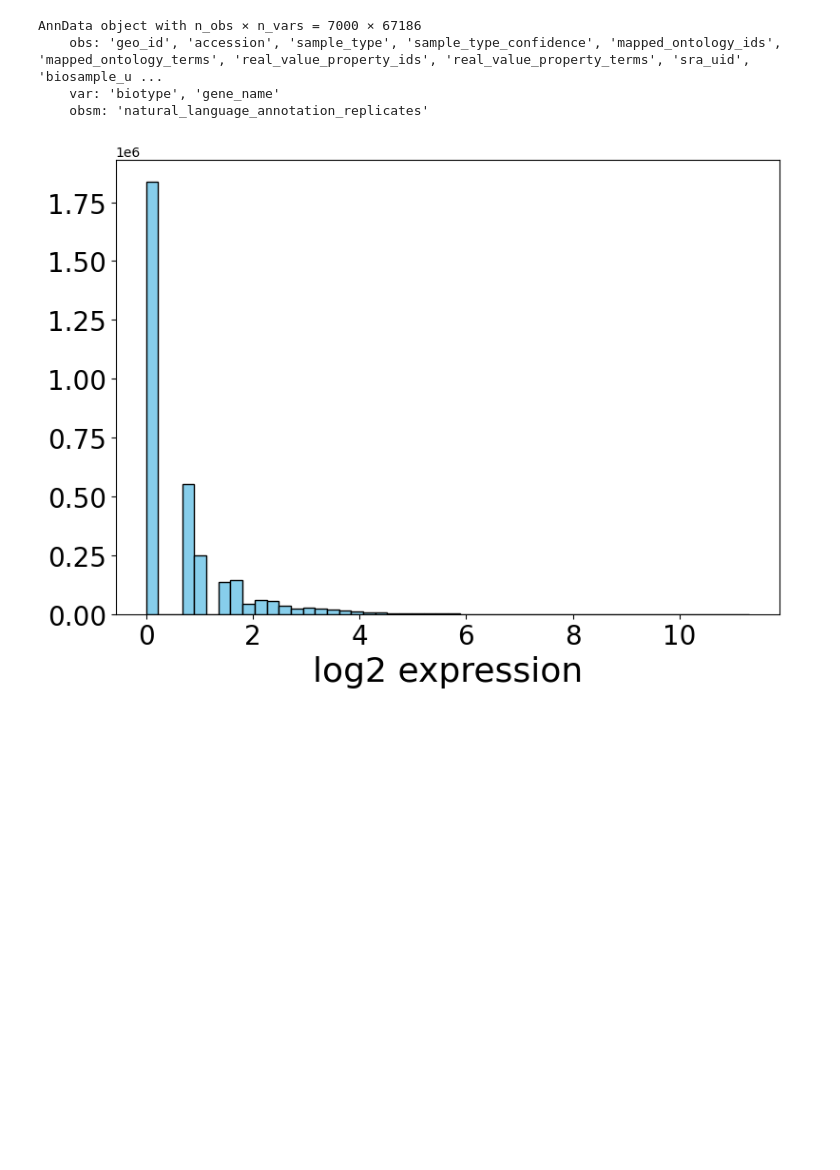
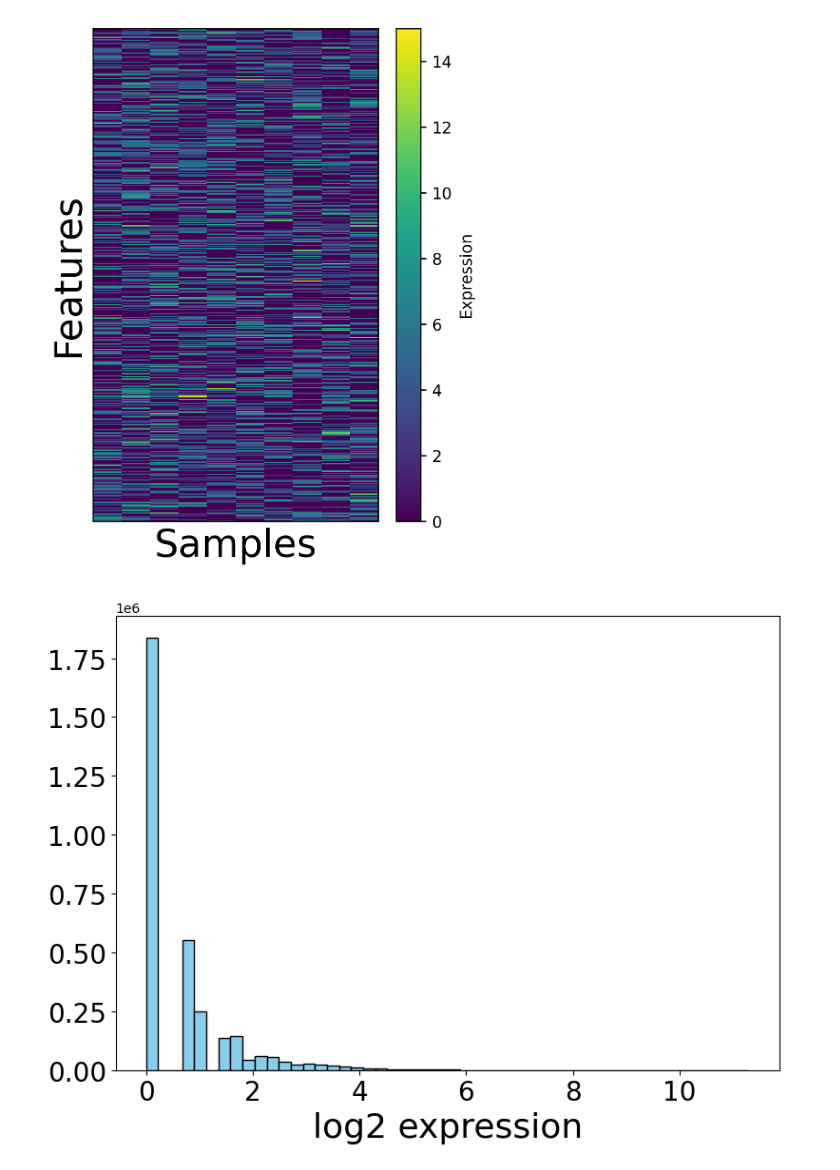
Before and after one commit to mengerj/adata_hf_datasets, a Jupyter notebook: notebooks/poster_figs.ipynb, the cells around one changed output. Drawn from its saved outputs; the diff is of its cells as text; code cells hidden in the pictures; blank space fills up the shorter version.

```diff
--- a/notebooks/poster_figs.ipynb
+++ b/notebooks/poster_figs.ipynb
@@ -1,3 +78,17 @@
+# %%
+# Create a heatmap of a 50x20 matrix with 25% zero inflation
+data_matrix = create_scrna_heatmap(
+    num_features=500,
+    num_samples=10,
+    zero_inflation_prob=0.50,
+    figure_size=(4, 5),
+    dpi=250,
+    text_size=24,
+    save_format="svg",
+    output_filename="my_scRNA_heatmap",
+)
+# %% [output]
+[figure, added]
 # %%
 import logging
 from typing import Optional
@@ -106,13 +196,6 @@ import anndata
 import scanpy as sc
 
 adata = anndata.read("../data/RNA/raw/train/cellxgene_pseudo_bulk_3_5k.h5ad")
-# %%
-adata
-# %% [output]
-AnnData object with n_obs × n_vars = 7000 × 67186
-    obs: 'geo_id', 'accession', 'sample_type', 'sample_type_confidence', 'mapped_ontology_ids', 'mapped_ontology_terms', 'real_value_property_ids', 'real_value_property_terms', 'sra_uid', 'biosample_u ...
-    var: 'biotype', 'gene_name'
-    obsm: 'natural_language_annotation_replicates'
 # %%
 sc.pp.log1p(adata)
 sc.pp.filter_genes(adata, min_cells=1000)
```
Also changed, not shown: parts of 2 cells of this notebook, 2 other files.
